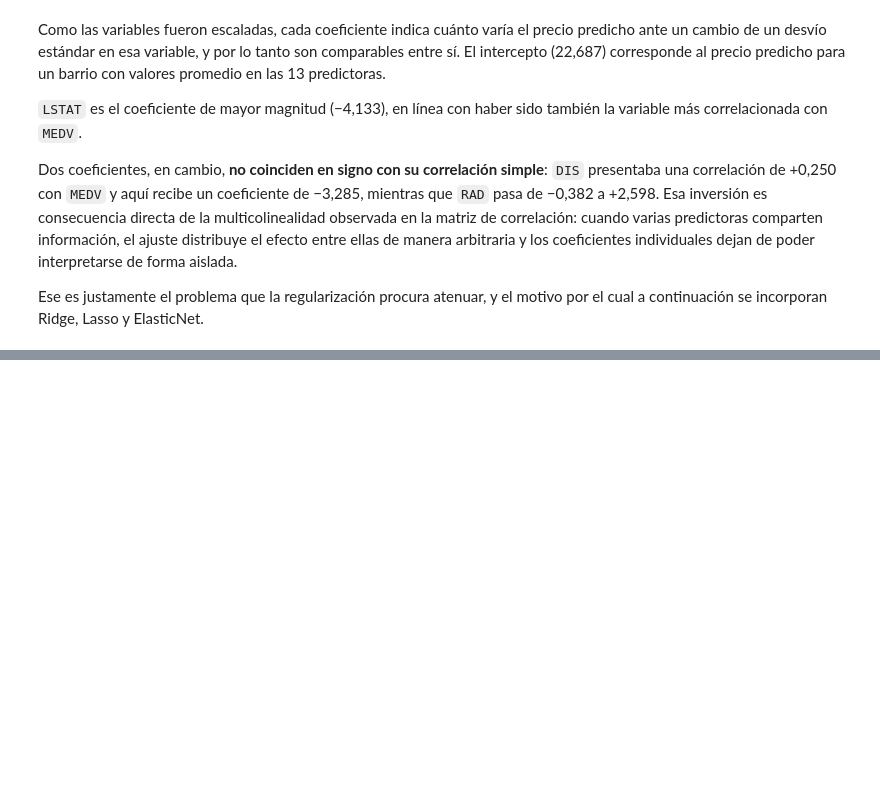
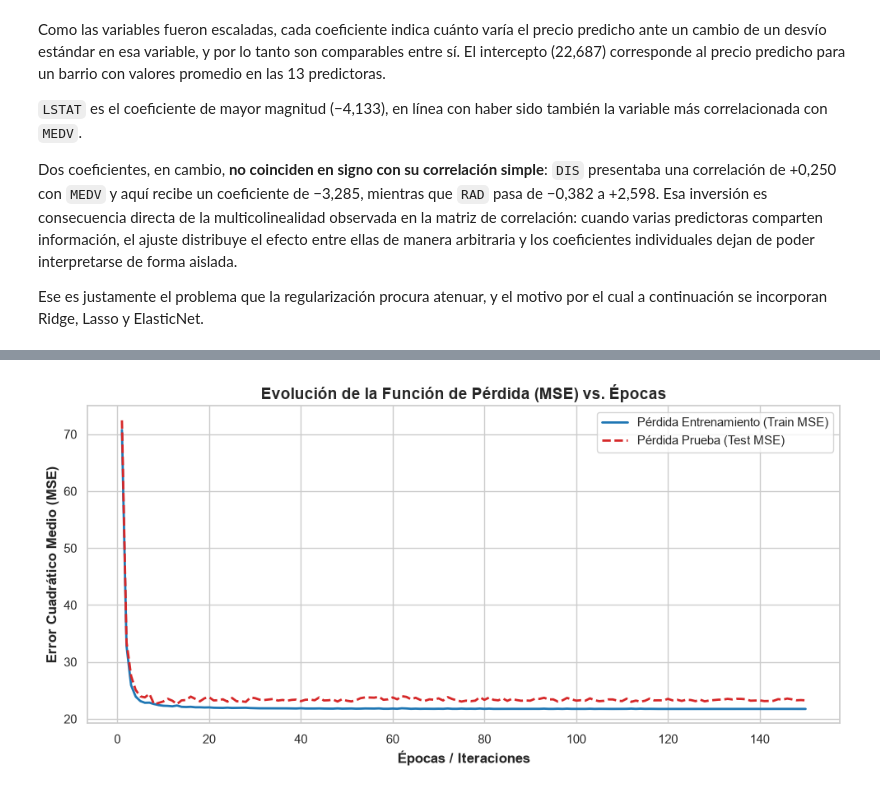
Before and after one commit to Juliansilva1/TP_AA1_Aiup_Paoloni_Silva, a Jupyter notebook: src/TP-regresion-AA1.ipynb, the cells around one changed output, grey strips where cells are left out. Drawn from its saved outputs; the diff is of its cells as text; code cells hidden in the pictures; blank space fills up the shorter version.

Commit message:
métodos de gradiente descendente y regularización

```diff
--- a/src/TP-regresion-AA1.ipynb
+++ b/src/TP-regresion-AA1.ipynb
@@ -625,0 +635,92 @@ Ese es justamente el problema que la regularización procura atenuar, y el motiv
+# %%
+from sklearn.linear_model import SGDRegressor
+
+# Instanciamos el modelo sin penalización para aislar el método de optimización
+sgd = SGDRegressor(
+    loss="squared_error",
+    penalty=None,
+    learning_rate="invscaling",
+    eta0=0.01,
+    power_t=0.25,
+    random_state=RANDOM_STATE,
+)
+
+n_epochs = 150
+mse_train_history = []
+mse_test_history = []
+
+# Iteramos época a época para registrar el historial de pérdida
+# Para SGD es recomendable desordenar los datos en cada época
+rng = np.random.RandomState(RANDOM_STATE)
+
+for epoch in range(n_epochs):
+    # Mezclado aleatorio por época
+    indices = rng.permutation(len(X_train_escalado))
+    X_train_shuffled = X_train_escalado[indices]
+    y_train_shuffled = y_train.iloc[indices]
+
+    # Actualización iterativa
+    sgd.partial_fit(X_train_shuffled, y_train_shuffled)
+
+    # Evaluación del MSE en la época actual
+    y_pred_tr = sgd.predict(X_train_escalado)
+    y_pred_te = sgd.predict(X_test_escalado)
+
+    mse_train_history.append(mean_squared_error(y_train, y_pred_tr))
+    mse_test_history.append(mean_squared_error(y_test, y_pred_te))
+
+# Predicciones finales
+y_pred_train_sgd = sgd.predict(X_train_escalado)
+y_pred_test_sgd = sgd.predict(X_test_escalado)
+
+# Métricas finales
+metricas_sgd = pd.DataFrame(
+    {
+        "train": calcular_metricas(y_train, y_pred_train_sgd),
+        "test": calcular_metricas(y_test, y_pred_test_sgd),
+    }
+)
+
+# Comparativa directa: OLS analítico vs. SGD en Test
+comparacion_test = pd.DataFrame(
+    {
+        "LinearRegression (OLS)": metricas_lineal["test"],
+        "SGDRegressor": metricas_sgd["test"],
+        "Diferencia Absoluta": (
+            metricas_lineal["test"] - metricas_sgd["test"]
+        ).abs(),
+    }
+)
+
+print(f"Métricas SGDRegressor:\n{metricas_sgd}")
+print(f"\nComparativa en conjunto de Prueba (OLS vs SGD):\n{comparacion_test}")
+
+# --- Gráfica Error vs. Iteraciones (Loss vs. Epochs) ---
+fig, ax = plt.subplots(figsize=(10, 5))
+ax.plot(
+    range(1, n_epochs + 1),
+    mse_train_history,
+    label="Pérdida Entrenamiento (Train MSE)",
+    color="#1f77b4",
+    linewidth=2,
+)
+ax.plot(
+    range(1, n_epochs + 1),
+    mse_test_history,
+    label="Pérdida Prueba (Test MSE)",
+    color="#d62728",
+    linewidth=2,
+    linestyle="--",
+)
+
+ax.set_title(
+    "Evolución de la Función de Pérdida (MSE) vs. Épocas",
+    fontweight="bold",
+    fontsize=14,
+)
+ax.set_xlabel("Épocas / Iteraciones", fontweight="bold")
+ax.set_ylabel("Error Cuadrático Medio (MSE)", fontweight="bold")
+ax.legend(frameon=True)
+plt.tight_layout()
+plt.show()
+# %% [output]
@@ -625,0 +738 @@ Ese es justamente el problema que la regularización procura atenuar, y el motiv
+[figure, added]
```
Also changed, not shown: parts of 6 cells of this notebook.
